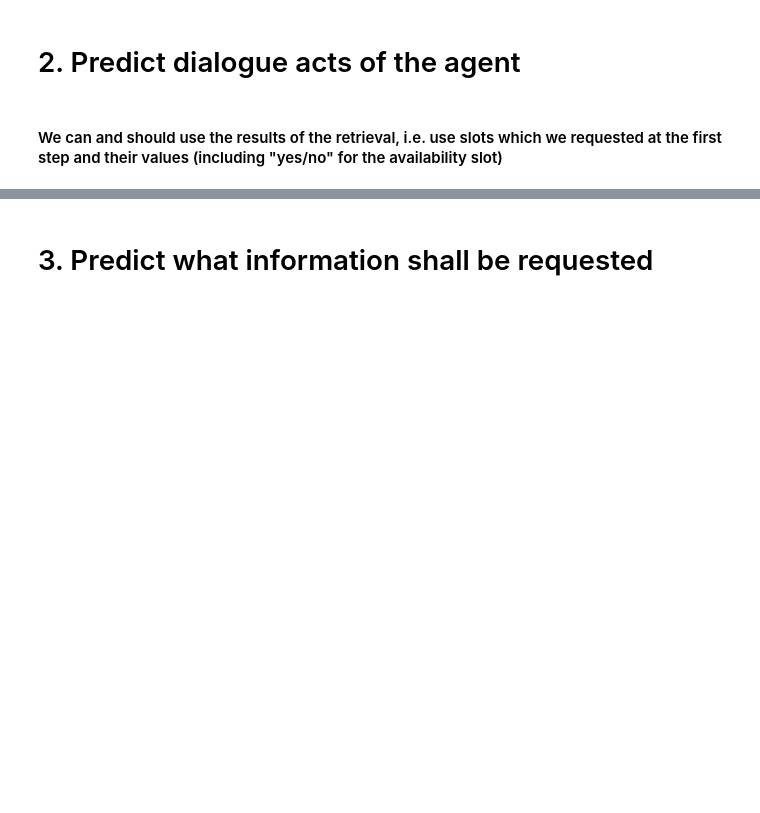
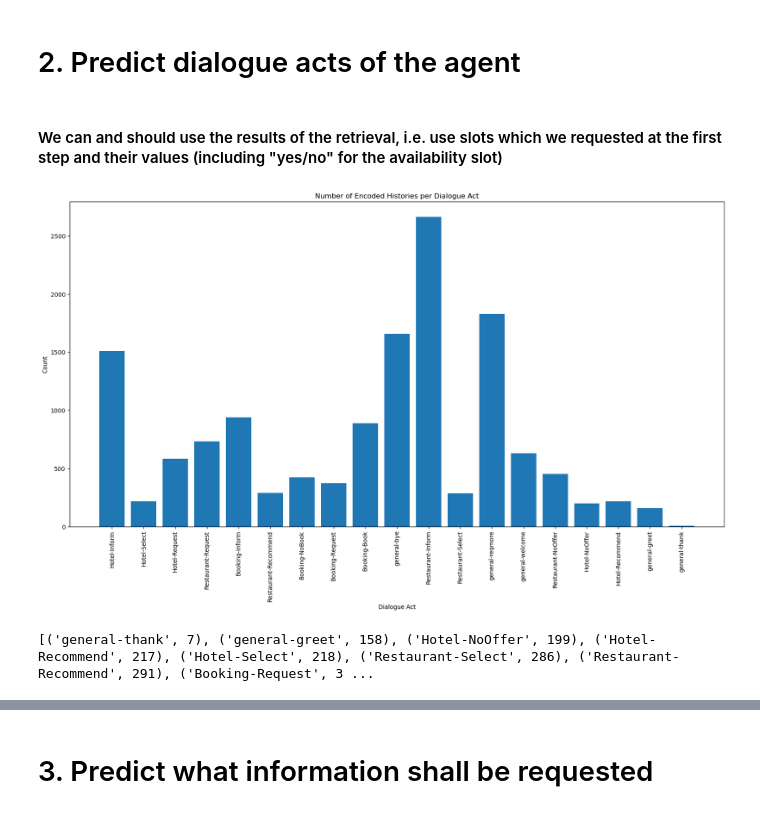
Before and after one commit to RobCTs/NLI_conversational_agent, a Jupyter notebook: agent_move.ipynb, the cells around one changed output, grey strips where cells are left out. Drawn from its saved outputs; the diff is of its cells as text; code cells hidden in the pictures; blank space fills up the shorter version.

```diff
--- a/agent_move.ipynb
+++ b/agent_move.ipynb
@@ -142,0 +254,37 @@ To be retrieved:
+# %%
+# Generate a histogram of the number of Encoded History per dialogue act, knowing that there can be multiple dialogue acts per Encoded History.
+# To deal with this, we count as a separate Encoded Historyistory each time a dialogue act is present in an Encoded History, instead of counting more than one
+# dialogue act per Encoded History.
+
+# Initialize an empty dictionary to store the counts of each dialogue act
+counts = {}
+
+# Loop through each dialogue act array in the training data
+
+for dialogue_act_array in Y_train:
+        # Loop through each dialogue act in the dialogue act array
+        for dialogue_act in dialogue_act_array:
+
+            # If the dialogue act is already in the dictionary, increment its count by 1
+            if dialogue_act in counts:
+                counts[dialogue_act] += 1
+
+            # If the dialogue act is not already in the dictionary, set its count to 1
+            else:
+                counts[dialogue_act] = 1
+
+# Plot the histogram
+plt.figure(figsize=(20, 10))
+plt.bar(counts.keys(), counts.values())
+plt.xticks(rotation=90)
+plt.xlabel('Dialogue Act')
+plt.ylabel('Count')
+plt.title('Number of Encoded Histories per Dialogue Act')
+plt.show()
+
+# Bottom 10 dialogue acts
+sorted_counts = sorted(counts.items(), key=lambda item: item[1])
+print(sorted_counts[:10])
+# %% [output]
+[figure, added]
+[('general-thank', 7), ('general-greet', 158), ('Hotel-NoOffer', 199), ('Hotel-Recommend', 217), ('Hotel-Select', 218), ('Restaurant-Select', 286), ('Restaurant-Recommend', 291), ('Booking-Request', 3 ...
```
Also changed, not shown: parts of 15 cells of this notebook, 1 other file.
